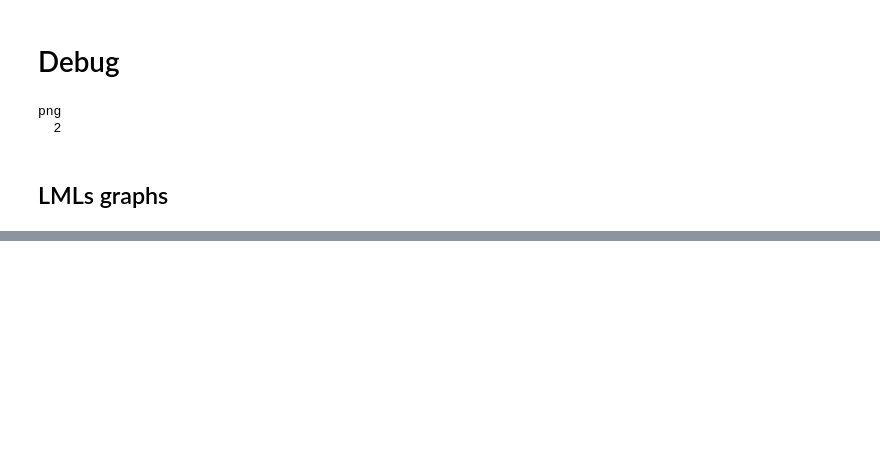
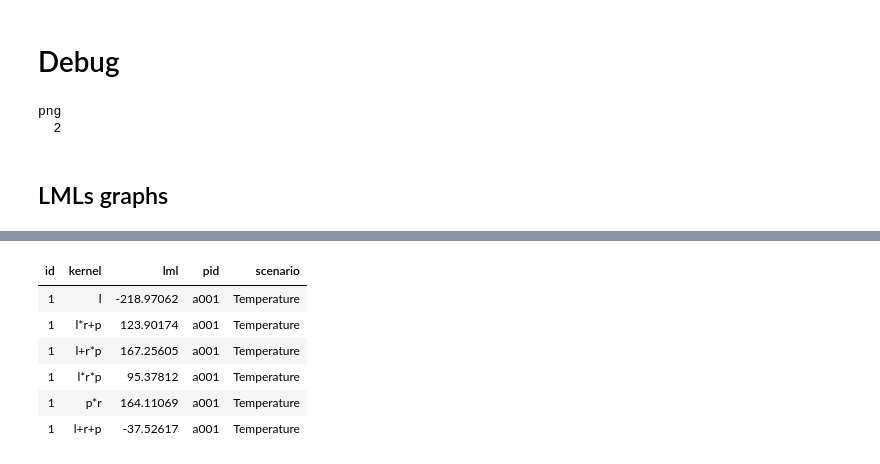
Before and after one commit to ericschulz/compforca, a Jupyter notebook: Data analysis/Analysis.ipynb, the cells around one changed output, grey strips where cells are left out. Cells and saved outputs as stored; diff of their text form; code cells hidden in the pictures; blank space fills up the shorter version.

```diff
--- a/Data analysis/Analysis.ipynb
+++ b/Data analysis/Analysis.ipynb
@@ -1143,0 +1212,5 @@ png
+# %%
+kernels <- c("l", "p", "r", "l+p", "l+r", "p+r", "l*r", "l*p", "p*r", "l+r+p", "l+r*p", "l*r+p", "l*p+r", "l*r*p")
+# %%
+lmls_prior<- lmls_prior %>%
+                gather(kernel, lml, kernels)
@@ -1143,0 +1219,12 @@ png
+# %%
+lmls_prior <- merge(x = lmls_prior, y = dict_prior, by = c("id", "id"), all.x = TRUE)
+# %%
+lmls_prior %>% head
+# %% [output]
+| id | kernel | lml | pid | scenario |
+| 1 | l | -218.97062 | a001 | Temperature |
+| 1 | l*r+p | 123.90174 | a001 | Temperature |
+| 1 | l+r*p | 167.25605 | a001 | Temperature |
+| 1 | l*r*p | 95.37812 | a001 | Temperature |
+| 1 | p*r | 164.11069 | a001 | Temperature |
+| 1 | l+r+p | -37.52617 | a001 | Temperature |
```
Also changed, not shown: parts of 12 cells of this notebook, 5 other files.
